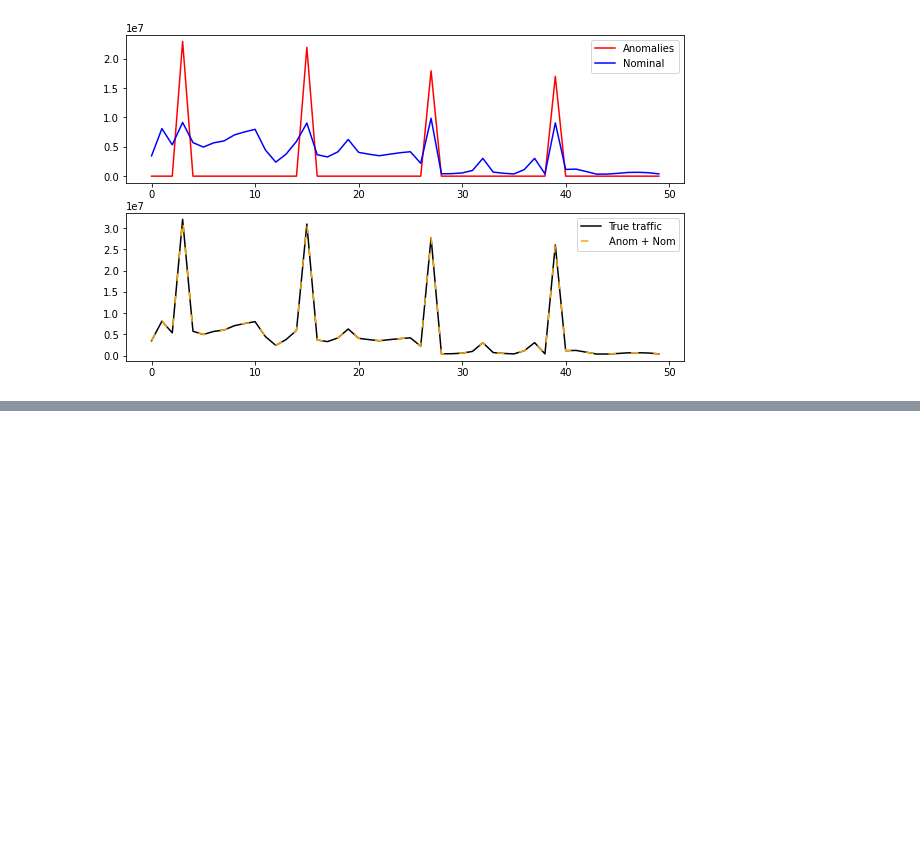
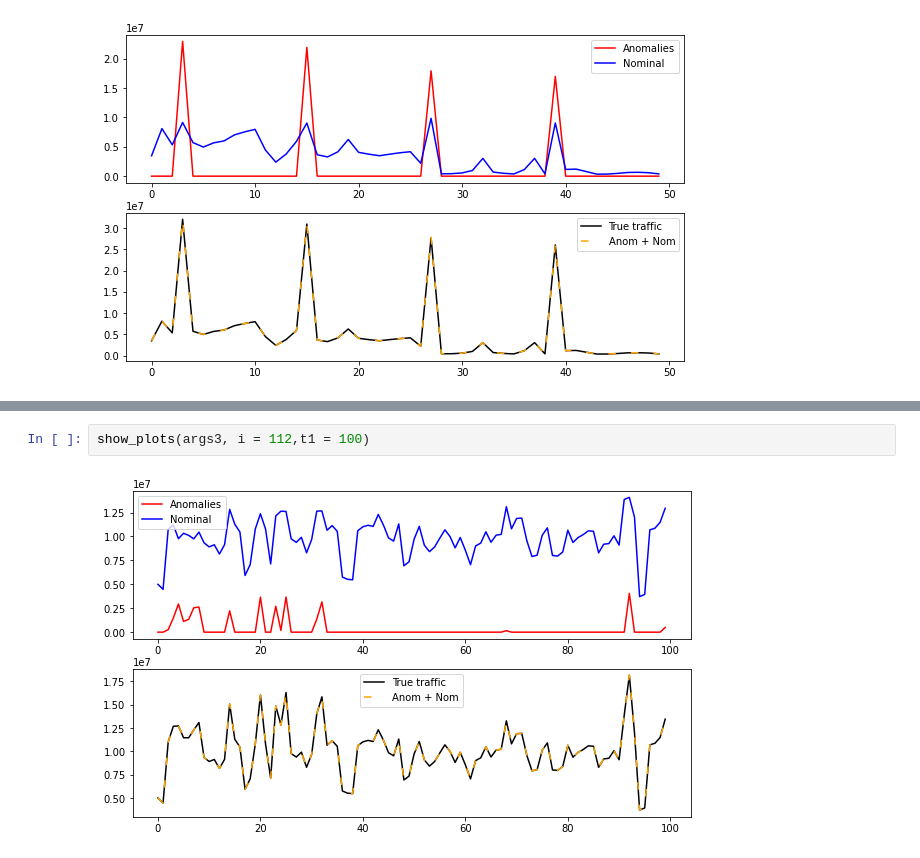
Before and after one commit to TomBombadil95/SPBD, a Jupyter notebook: Traffic Network.ipynb, the cells around one changed output, grey strips where cells are left out. Saved outputs shown, nothing was run; the diff lists cells and outputs as text; blank space fills up the shorter version.

```diff
--- a/Traffic Network.ipynb
+++ b/Traffic Network.ipynb
@@ -465,0 +538,4 @@ show_plots(args2, i = 69,t1 = 50)
+# %%
+show_plots(args3, i = 112,t1 = 100)
+# %% [output]
+[figure, added]
```
Also changed, not shown: parts of 17 cells of this notebook.
